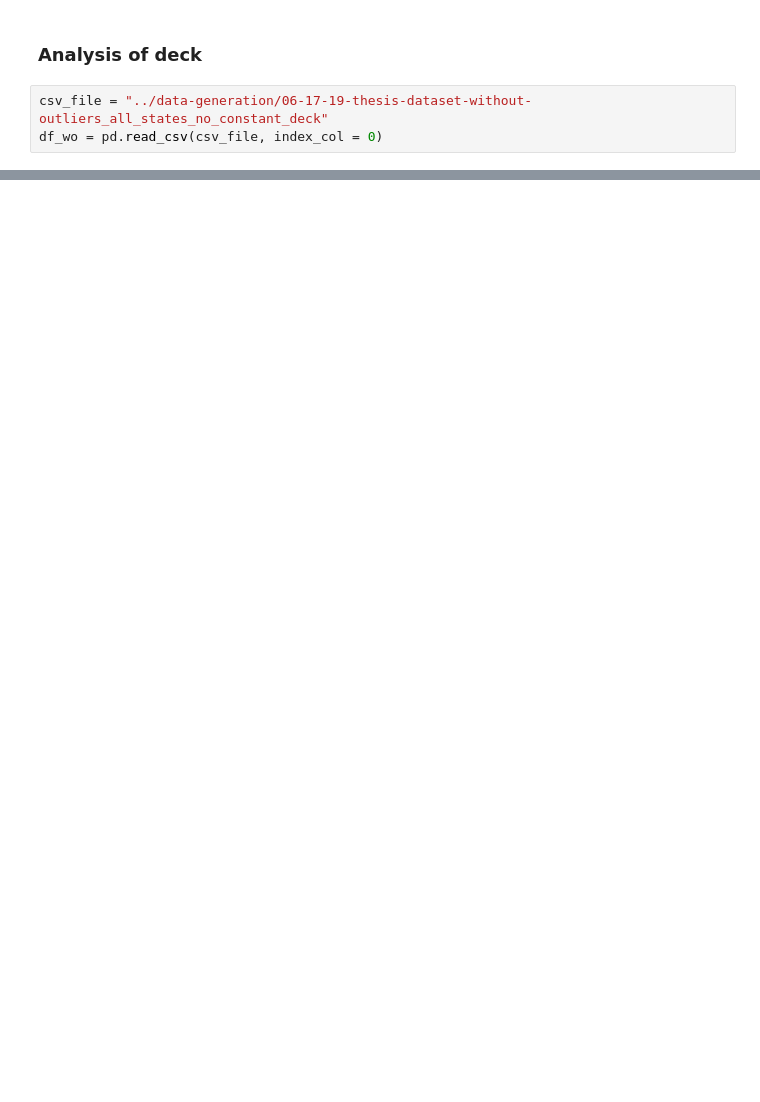
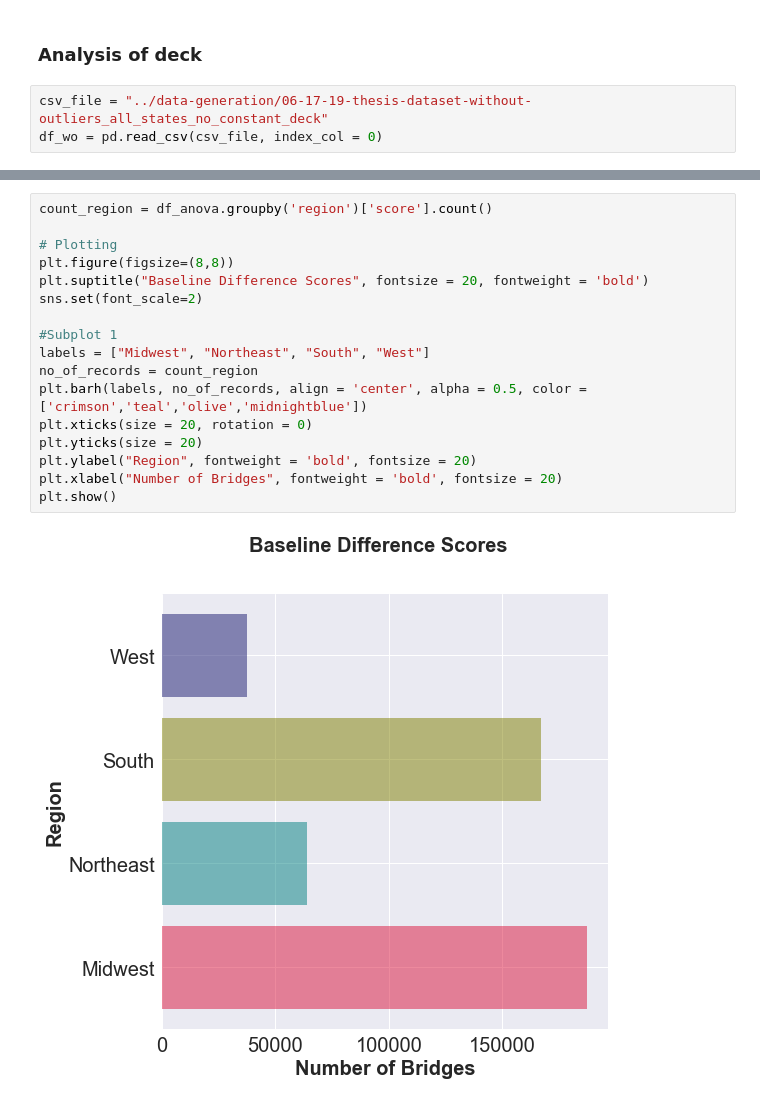
Before and after one commit to kaleoyster/thesis, a Jupyter notebook: analysis/06-18-19-effect-of-region-on bridge-condition.ipynb, the cells around one changed output, grey strips where cells are left out. Saved outputs shown, nothing was run; the diff lists cells and outputs as text; blank space fills up the shorter version.

```diff
--- a/analysis/06-18-19-effect-of-region-on bridge-condition.ipynb
+++ b/analysis/06-18-19-effect-of-region-on bridge-condition.ipynb
@@ -220,0 +279,19 @@ df_wo = pd.read_csv(csv_file, index_col = 0)
+# %%
+count_region = df_anova.groupby('region')['score'].count()
+
+# Plotting
+plt.figure(figsize=(8,8))
+plt.suptitle("Baseline Difference Scores", fontsize = 20, fontweight = 'bold')
+sns.set(font_scale=2)
+
+#Subplot 1
+labels = ["Midwest", "Northeast", "South", "West"]
+no_of_records = count_region
+plt.barh(labels, no_of_records, align = 'center', alpha = 0.5, color = ['crimson','teal','olive','midnightblue'])
+plt.xticks(size = 20, rotation = 0)
+plt.yticks(size = 20)
+plt.ylabel("Region", fontweight = 'bold', fontsize = 20)
+plt.xlabel("Number of Bridges", fontweight = 'bold', fontsize = 20)
+plt.show()
+# %% [output]
+[figure, added]
```
Also changed, not shown: parts of 10 cells of this notebook, 10 other files.
